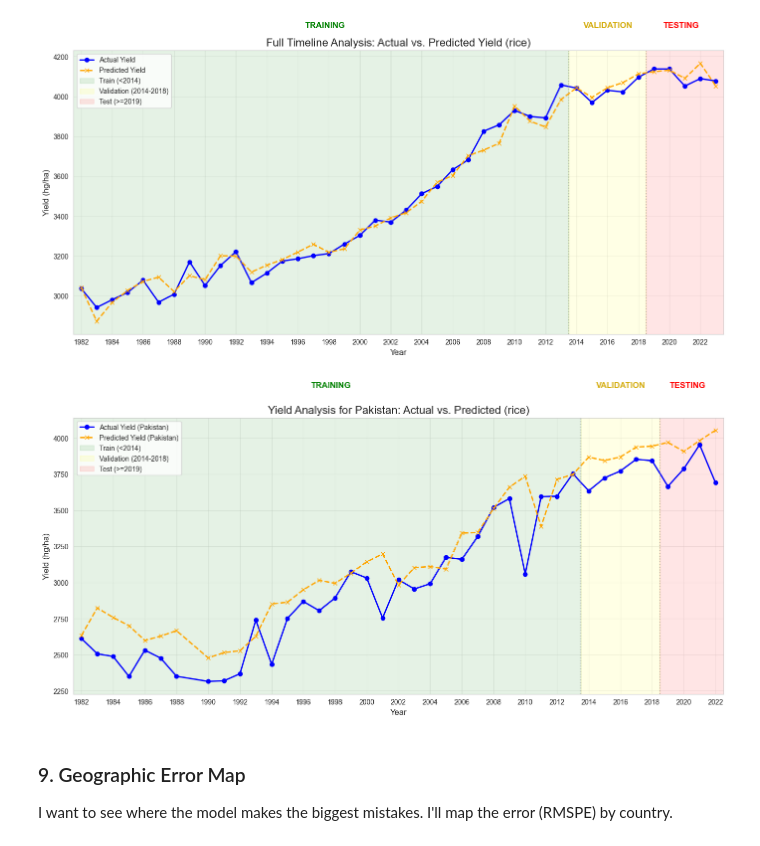
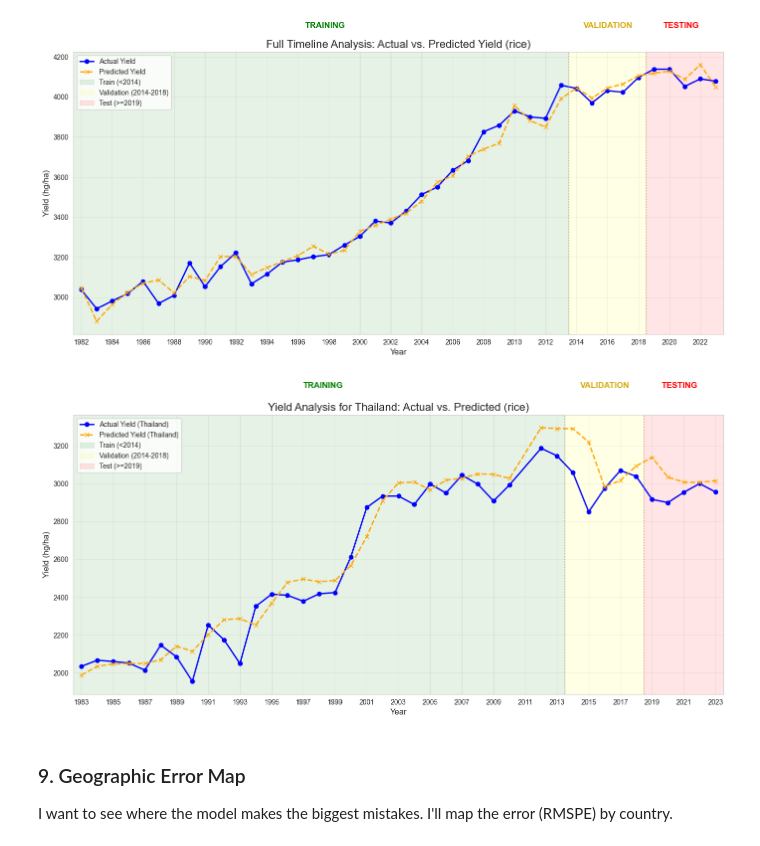
Before and after one commit to pavinpp/ML_project, a Jupyter notebook: Part_5_Model_XGBoost.ipynb, the cells around one changed output. Cells and saved outputs as stored; diff of their text form; code cells hidden in the pictures.

```diff
--- a/Part_5_Model_XGBoost.ipynb
+++ b/Part_5_Model_XGBoost.ipynb
@@ -537,7 +535,7 @@ plt.show()
 df_full_trend['Area'] = df_model['area']
 
 # --- Country-specific trend ---
-TARGET_COUNTRY = "Pakistan"
+TARGET_COUNTRY = "Thailand"
 df_country = df_full_trend[df_full_trend['Area'] == TARGET_COUNTRY]
 country_trend = df_country.groupby('Year')[['Actual', 'Predicted']].mean()
 
@@ -558,34 +556,34 @@ val_boundary = VAL_END_YEAR - 0.5
 
 # --- Shaded regions ---
 plt.axvspan(MIN_YEAR - 0.5, train_boundary, color='green', alpha=0.1, label=f'Train (<{TRAIN_END_YEAR})')
 plt.axvspan(train_boundary, val_boundary, color='yellow', alpha=0.1, label=f'Validation ({TRAIN_END_YEAR}-{VAL_END_YEAR-1})')
 plt.axvspan(val_boundary, MAX_YEAR + 0.5, color='red', alpha=0.1, label=f'Test (>={VAL_END_YEAR})')
 
 # --- Split lines ---
 plt.axvline(train_boundary, color='grey', linestyle=':', alpha=0.5)
 plt.axvline(val_boundary, color='grey', linestyle=':', alpha=0.5)
 
 # --- Labels ---
 y_max = country_trend['Actual'].max()
 text_y = y_max * 1.1
 
 plt.text((MIN_YEAR + train_boundary)/2, text_y, 'TRAINING', ha='center', fontsize=12, fontweight='bold', color='green')
 plt.text((train_boundary + val_boundary)/2, text_y, 'VALIDATION', ha='center', fontsize=12, fontweight='bold', color='#D4AC0D')
 plt.text((val_boundary + MAX_YEAR)/2, text_y, 'TESTING', ha='center', fontsize=12, fontweight='bold', color='red')
 
 # --- Final styling ---
 plt.title(f'Yield Analysis for {TARGET_COUNTRY}: Actual vs. Predicted ({CHOSEN_CROP})', fontsize=16)
 plt.xlabel('Year', fontsize=12)
 plt.ylabel('Yield (hg/ha)', fontsize=12)
 
 plt.legend(loc='upper left')
 plt.grid(True, alpha=0.3)
 plt.xticks(np.arange(MIN_YEAR, MAX_YEAR + 1, 2))
 plt.xlim(MIN_YEAR - 0.5, MAX_YEAR + 0.5)
 plt.tight_layout()
 plt.show()
 # %% [output]
-[figure, old version]
+[figure, new version]
 # %% [markdown]
 ### 9. Geographic Error Map
 I want to see where the model makes the biggest mistakes. I'll map the error (RMSPE) by country.
```
Also changed, not shown: parts of 8 cells of this notebook.
